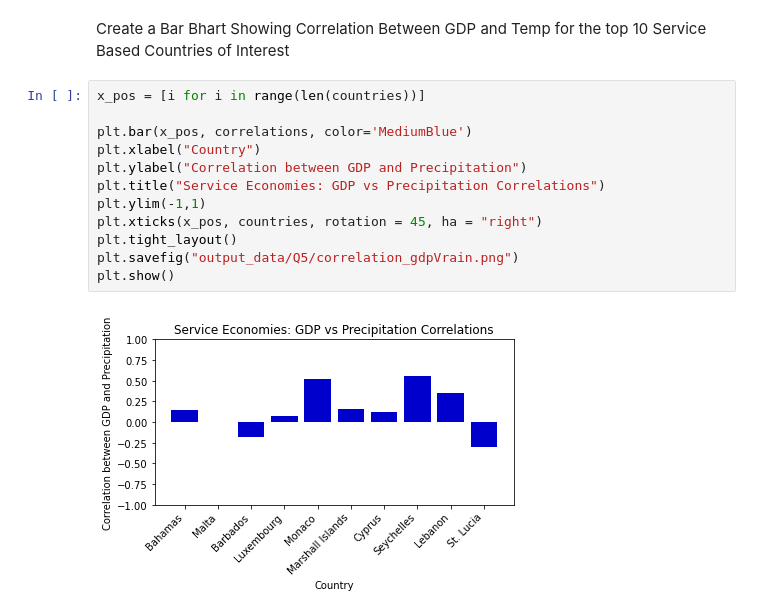
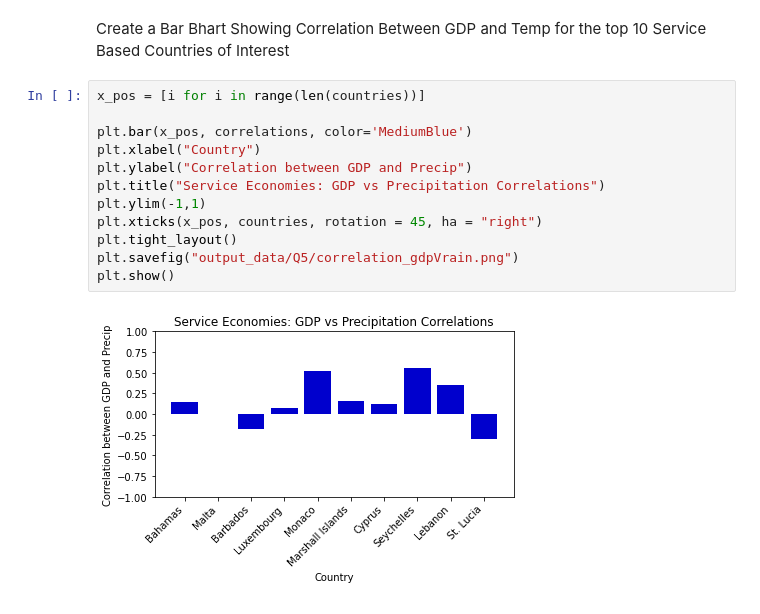
Before and after one commit to SBBoudreau/Project-1, a Jupyter notebook: Q5_service.ipynb, the cells around one changed output. Saved outputs shown, nothing was run; the diff lists cells and outputs as text.

```diff
--- a/Q5_service.ipynb
+++ b/Q5_service.ipynb
@@ -234,14 +234,14 @@ Create a Bar Bhart Showing Correlation Between GDP and Temp for the top 10 Servi
 # %%
 x_pos = [i for i in range(len(countries))]
 
 plt.bar(x_pos, correlations, color='MediumBlue')
 plt.xlabel("Country")
-plt.ylabel("Correlation between GDP and Precipitation")
+plt.ylabel("Correlation between GDP and Precip")
 plt.title("Service Economies: GDP vs Precipitation Correlations")
 plt.ylim(-1,1)
 plt.xticks(x_pos, countries, rotation = 45, ha = "right")
 plt.tight_layout()
 plt.savefig("output_data/Q5/correlation_gdpVrain.png")
 plt.show()
 # %% [output]
-[figure, old version]
+[figure, new version]
```
Also changed, not shown: 4 other files.
